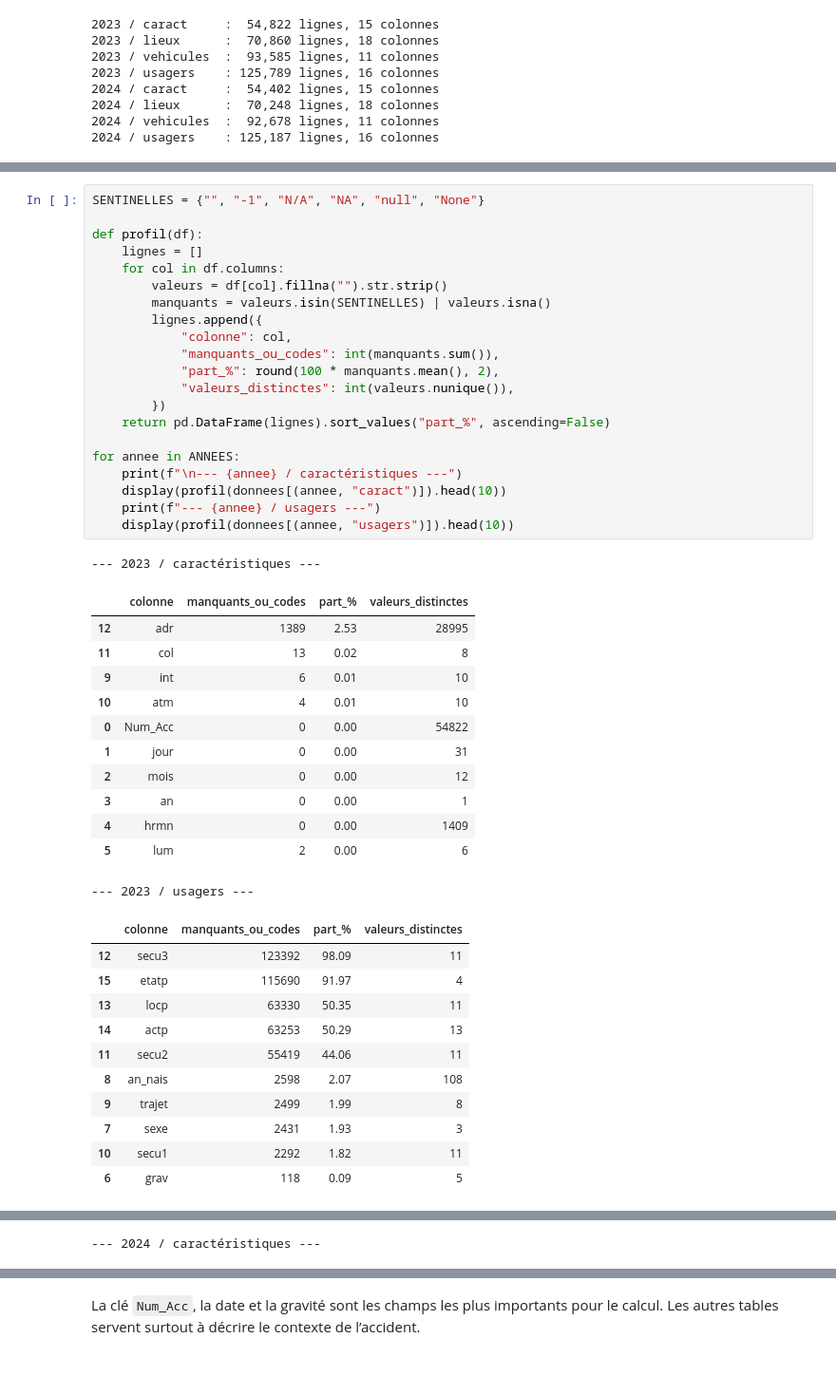
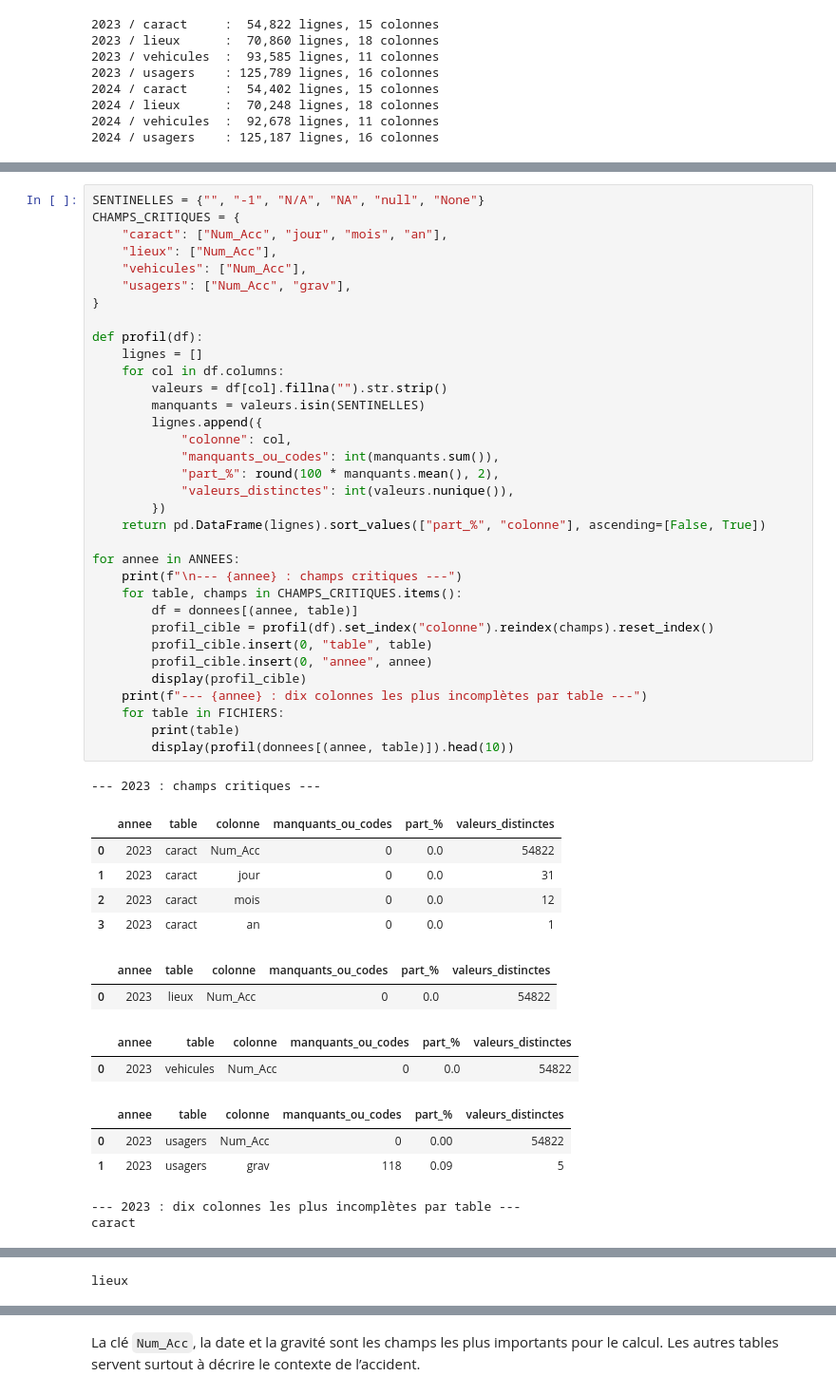
Before and after one commit to JXPM/accident_routier, a Jupyter notebook: accident.ipynb, the cells around one changed output, grey strips where cells are left out. Shown at 95% size. Cells and saved outputs as stored; diff of their text form; blank space fills up the shorter version.

```diff
--- a/accident.ipynb
+++ b/accident.ipynb
@@ -40,46 +42,50 @@ for (annee, table), df in donnees.items():
 # %%
 SENTINELLES = {"", "-1", "N/A", "NA", "null", "None"}
+CHAMPS_CRITIQUES = {
+    "caract": ["Num_Acc", "jour", "mois", "an"],
+    "lieux": ["Num_Acc"],
+    "vehicules": ["Num_Acc"],
+    "usagers": ["Num_Acc", "grav"],
+}
 
 def profil(df):
     lignes = []
     for col in df.columns:
         valeurs = df[col].fillna("").str.strip()
-        manquants = valeurs.isin(SENTINELLES) | valeurs.isna()
+        manquants = valeurs.isin(SENTINELLES)
         lignes.append({
             "colonne": col,
             "manquants_ou_codes": int(manquants.sum()),
             "part_%": round(100 * manquants.mean(), 2),
             "valeurs_distinctes": int(valeurs.nunique()),
         })
-    return pd.DataFrame(lignes).sort_values("part_%", ascending=False)
+    return pd.DataFrame(lignes).sort_values(["part_%", "colonne"], ascending=[False, True])
 
 for annee in ANNEES:
-    print(f"\n--- {annee} / caractéristiques ---")
-    display(profil(donnees[(annee, "caract")]).head(10))
-    print(f"--- {annee} / usagers ---")
-    display(profil(donnees[(annee, "usagers")]).head(10))
+    print(f"\n--- {annee} : champs critiques ---")
+    for table, champs in CHAMPS_CRITIQUES.items():
+        df = donnees[(annee, table)]
+        profil_cible = profil(df).set_index("colonne").reindex(champs).reset_index()
+        profil_cible.insert(0, "table", table)
+        profil_cible.insert(0, "annee", annee)
+        display(profil_cible)
+    print(f"--- {annee} : dix colonnes les plus incomplètes par table ---")
+    for table in FICHIERS:
+        print(table)
+        display(profil(donnees[(annee, table)]).head(10))
 # %% [output]
---- 2023 / caractéristiques ---
+--- 2023 : champs critiques ---
-|  | colonne | manquants_ou_codes | part_% | valeurs_distinctes |
-| 12 | adr | 1389 | 2.53 | 28995 |
-| 11 | col | 13 | 0.02 | 8 |
-| 9 | int | 6 | 0.01 | 10 |
-| 10 | atm | 4 | 0.01 | 10 |
-| 0 | Num_Acc | 0 | 0.00 | 54822 |
-| 1 | jour | 0 | 0.00 | 31 |
-| 2 | mois | 0 | 0.00 | 12 |
-| 3 | an | 0 | 0.00 | 1 |
-| 4 | hrmn | 0 | 0.00 | 1409 |
-| 5 | lum | 2 | 0.00 | 6 |
+|  | annee | table | colonne | manquants_ou_codes | part_% | valeurs_distinctes |
+| 0 | 2023 | caract | Num_Acc | 0 | 0.0 | 54822 |
+| 1 | 2023 | caract | jour | 0 | 0.0 | 31 |
+| 2 | 2023 | caract | mois | 0 | 0.0 | 12 |
+| 3 | 2023 | caract | an | 0 | 0.0 | 1 |
+|  | annee | table | colonne | manquants_ou_codes | part_% | valeurs_distinctes |
+| 0 | 2023 | lieux | Num_Acc | 0 | 0.0 | 54822 |
+|  | annee | table | colonne | manquants_ou_codes | part_% | valeurs_distinctes |
+| 0 | 2023 | vehicules | Num_Acc | 0 | 0.0 | 54822 |
+|  | annee | table | colonne | manquants_ou_codes | part_% | valeurs_distinctes |
+| 0 | 2023 | usagers | Num_Acc | 0 | 0.00 | 54822 |
+| 1 | 2023 | usagers | grav | 118 | 0.09 | 5 |
---- 2023 / usagers ---
+--- 2023 : dix colonnes les plus incomplètes par table ---
+caract
-|  | colonne | manquants_ou_codes | part_% | valeurs_distinctes |
-| 12 | secu3 | 123392 | 98.09 | 11 |
-| 15 | etatp | 115690 | 91.97 | 4 |
-| 13 | locp | 63330 | 50.35 | 11 |
-| 14 | actp | 63253 | 50.29 | 13 |
-| 11 | secu2 | 55419 | 44.06 | 11 |
-| 8 | an_nais | 2598 | 2.07 | 108 |
-| 9 | trajet | 2499 | 1.99 | 8 |
-| 7 | sexe | 2431 | 1.93 | 3 |
-| 10 | secu1 | 2292 | 1.82 | 11 |
-| 6 | grav | 118 | 0.09 | 5 |
@@ -86 +103 @@ for annee in ANNEES:
---- 2024 / caractéristiques ---
+lieux
```
Also changed, not shown: parts of 14 cells of this notebook, 2 other files.
